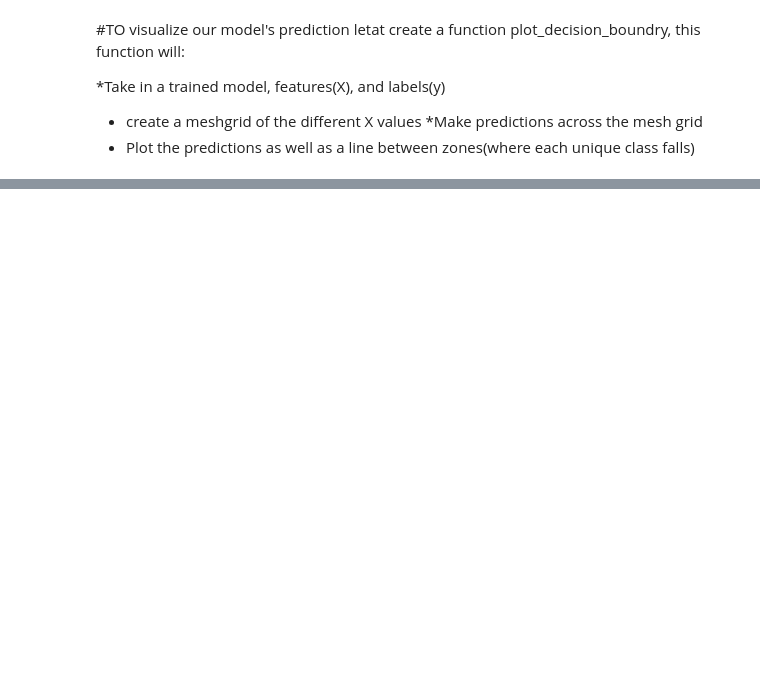
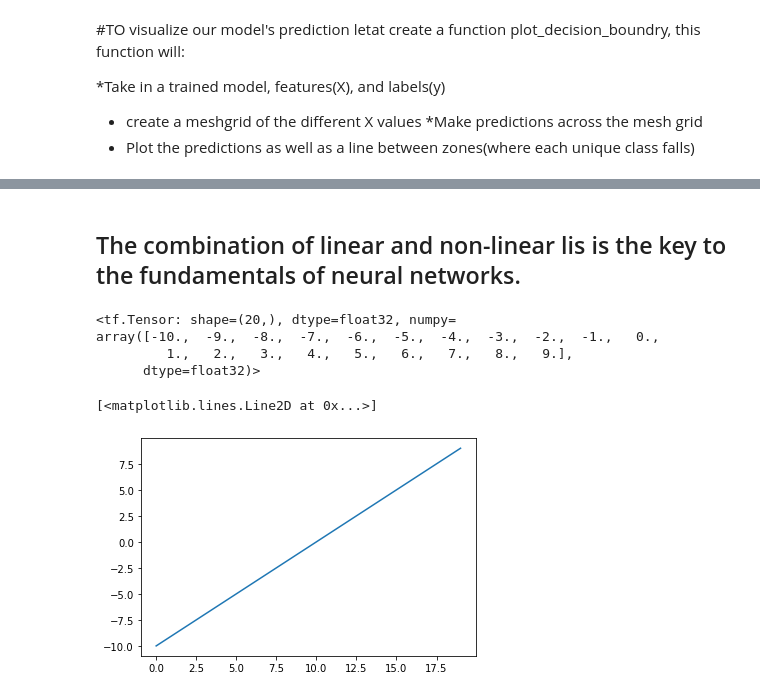
Before and after one commit to MajesticSoftware/Classification_Zero2Mastery, a Jupyter notebook: Classification_Tutorial_01.ipynb, the cells around one changed output, grey strips where cells are left out. Cells and saved outputs as stored; diff of their text form; code cells hidden in the pictures; blank space fills up the shorter version.

Commit message:
Shapes

```diff
--- a/Classification_Tutorial_01.ipynb
+++ b/Classification_Tutorial_01.ipynb
@@ -320,0 +441,18 @@ def plot_decision_boundry(model,X,y):
+# %% [markdown]
+## The combination of linear and non-linear lis is the key to the fundamentals of neural networks.
+# %%
+#Create a toy tensor (similar to data passed in model)
+
+A = tf.cast(tf.range(-10,10), tf.float32)
+
+A
+# %% [output]
+<tf.Tensor: shape=(20,), dtype=float32, numpy=
+array([-10.,  -9.,  -8.,  -7.,  -6.,  -5.,  -4.,  -3.,  -2.,  -1.,   0.,
+         1.,   2.,   3.,   4.,   5.,   6.,   7.,   8.,   9.],
+      dtype=float32)>
+# %%
+plt.plot(A)
+# %% [output]
+[<matplotlib.lines.Line2D at 0x...>]
+[figure, added]
```
Also changed, not shown: parts of 31 cells of this notebook.
